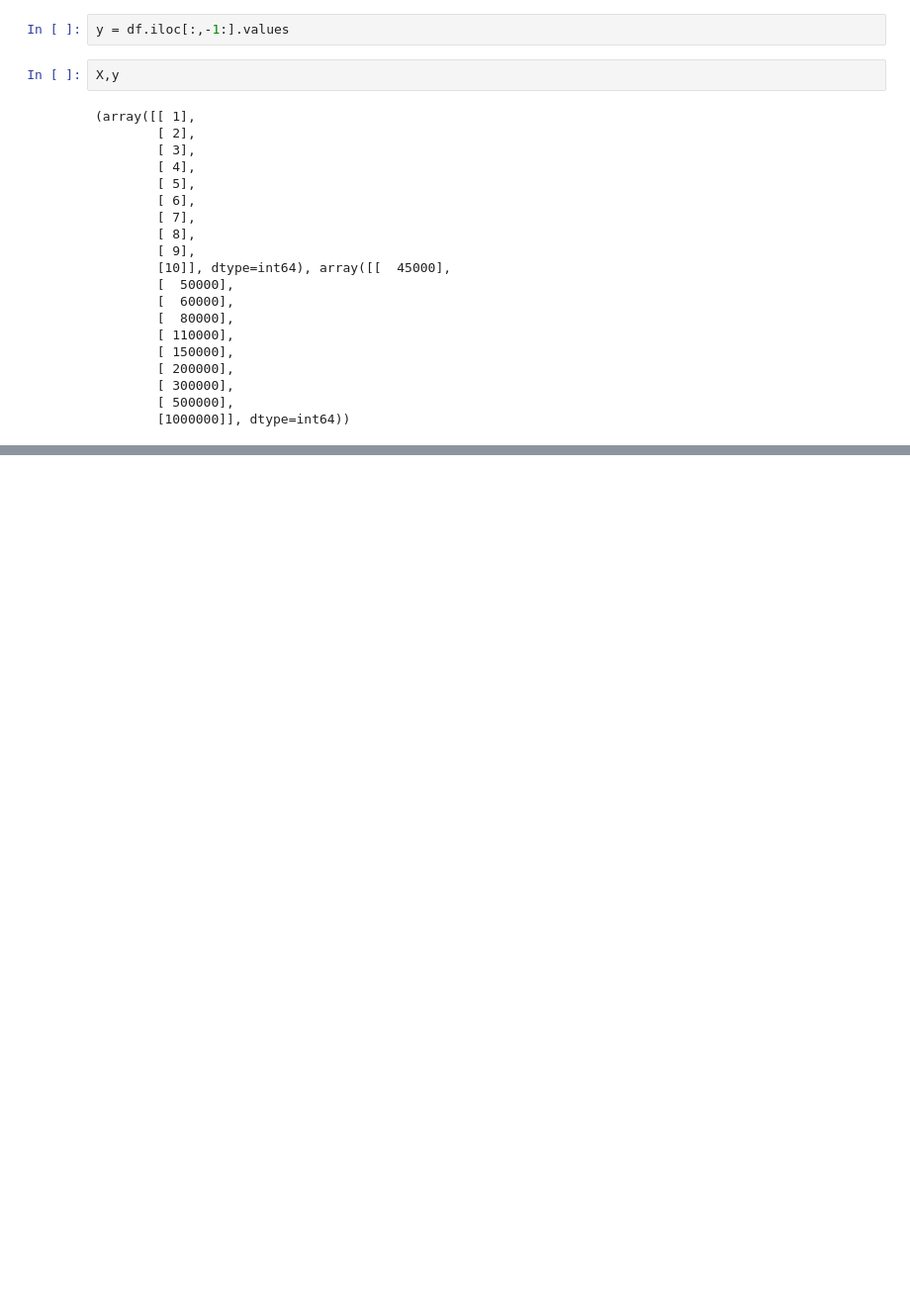
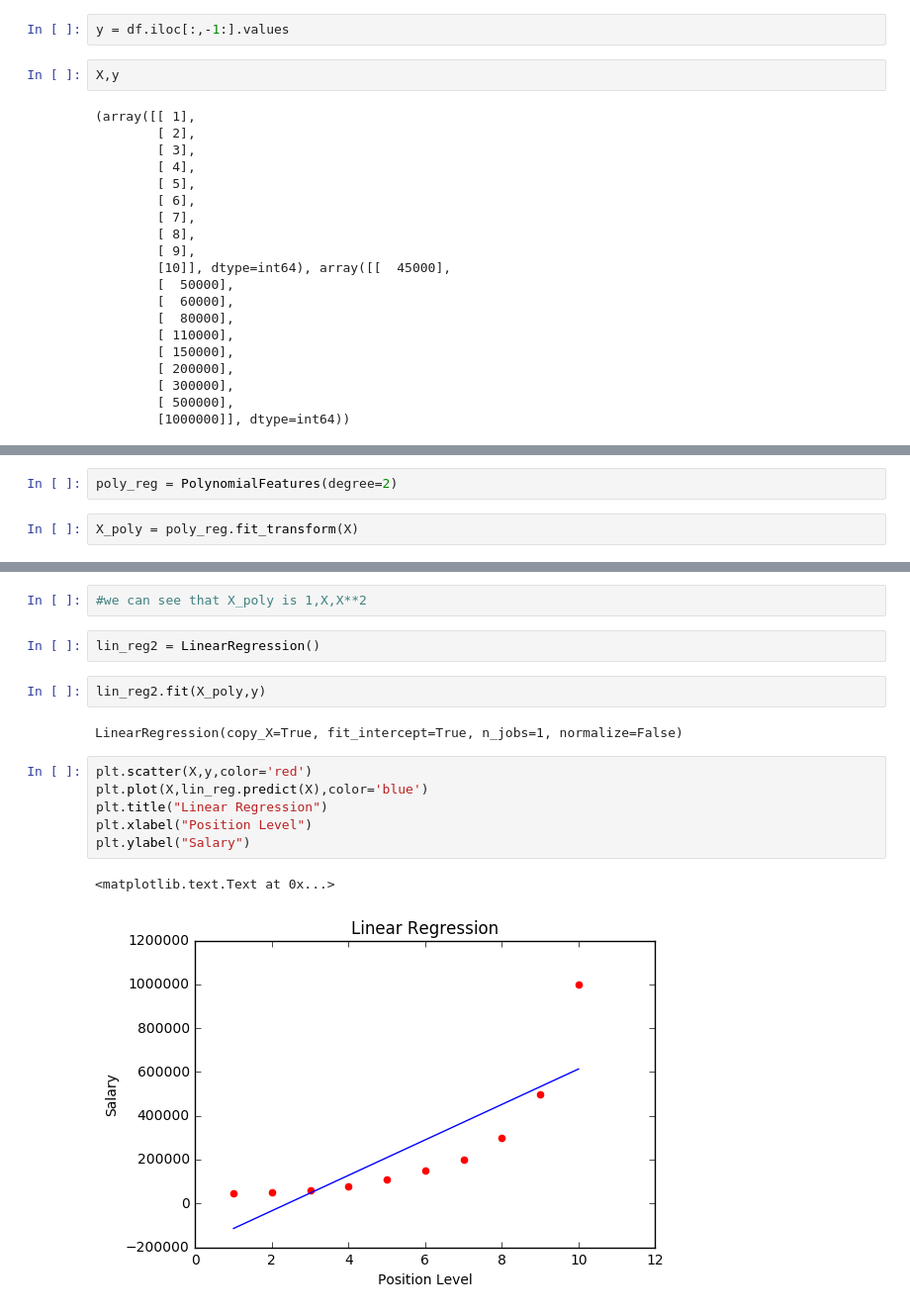
Before and after one commit to jithurjacob/MachineLearning_A-Z, a Jupyter notebook: Part 2 - Regression/Section 6 - Polynomial Regression/mine/Polynomial Regression.ipynb, the cells around one changed output, grey strips where cells are left out. Shown at 99% size. Saved outputs shown, nothing was run; the diff lists cells and outputs as text; blank space fills up the shorter version.

Commit message:
finished polynomial regression

```diff
--- a/Part 2 - Regression/Section 6 - Polynomial Regression/mine/Polynomial Regression.ipynb
+++ b/Part 2 - Regression/Section 6 - Polynomial Regression/mine/Polynomial Regression.ipynb
@@ -145,0 +60,4 @@ data_processed
+# %%
+poly_reg = PolynomialFeatures(degree=2)
+# %%
+X_poly = poly_reg.fit_transform(X)
@@ -145,0 +86,17 @@ data_processed
+# %%
+#we can see that X_poly is 1,X,X**2
+# %%
+lin_reg2 = LinearRegression()
+# %%
+lin_reg2.fit(X_poly,y)
+# %% [output]
+LinearRegression(copy_X=True, fit_intercept=True, n_jobs=1, normalize=False)
+# %%
+plt.scatter(X,y,color='red')
+plt.plot(X,lin_reg.predict(X),color='blue')
+plt.title("Linear Regression")
+plt.xlabel("Position Level")
+plt.ylabel("Salary")
+# %% [output]
+<matplotlib.text.Text at 0x...>
+[figure, added]
```
Also changed, not shown: parts of 21 cells of this notebook.
